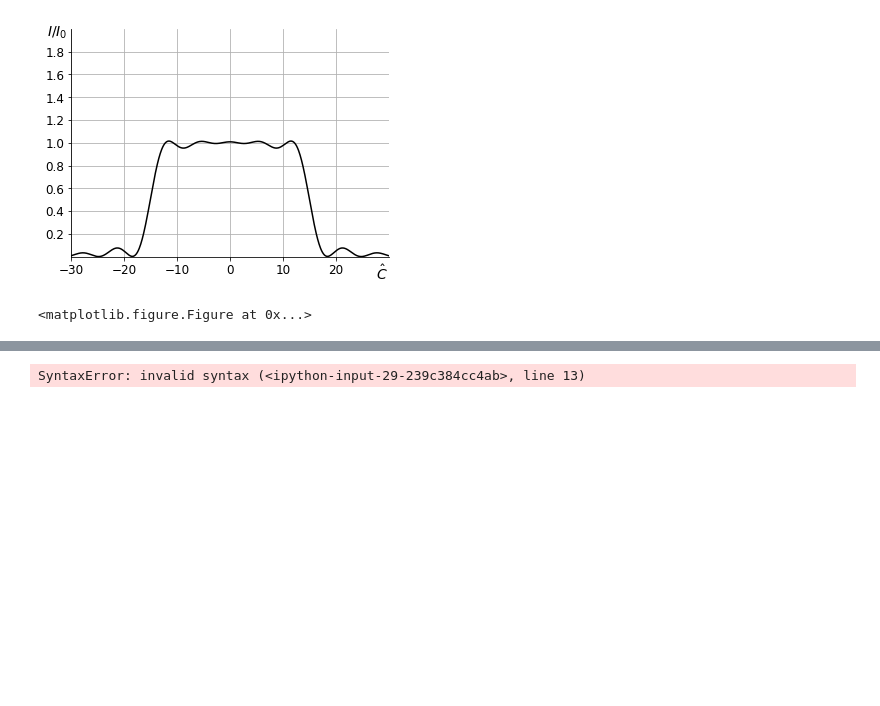
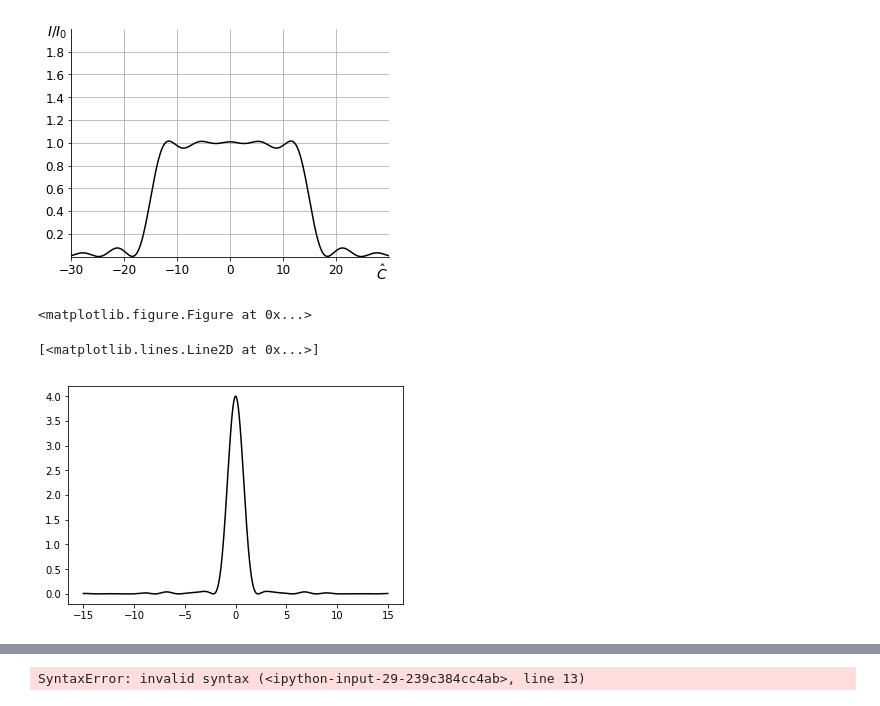
Before and after one commit to TrebAndrew/SKIF_XAS_beamline, a Jupyter notebook: SypPy_examp/Sectional_undulator.ipynb, the cells around one changed output, grey strips where cells are left out. Saved outputs shown, nothing was run; the diff lists cells and outputs as text; code cells hidden in the pictures; blank space fills up the shorter version.

```diff
--- a/SypPy_examp/Sectional_undulator.ipynb
+++ b/SypPy_examp/Sectional_undulator.ipynb
@@ -178,3 +178,30 @@ plt.show()
 [figure]
 [figure]
 <matplotlib.figure.Figure at 0x...>
+# %%
+from sympy import*
+from sympy import plot
+from scipy import integrate
+import numpy as np
+import matplotlib.pyplot as plt
+init_printing()
+
+alpha = 0.41
+K = 1
+gamma = 6000
+speed = 3e8
+#f = lambda x, C : np.exp( 1j*C*(x / (1 + K*alpha*x/(1 + K**2/2) + (alpha*x)**2/2)))
+#f = lambda x, C : np.exp( 1j * C * x * (1 + (K + alpha*x)**2/2) / (2*c*gamma))
+f = lambda x, C : np.exp( 1j * C * x * (1 + (K + alpha*x)**2/2) )
+#f = lambda x, C : np.cos(  C * x**2 ) + 1j*np.sin(  C * x**2 )
+C = np.linspace(-15, 15, 1000)
+Integ = []
+for c in C:
+    y, err = integrate.quad(f, -1, 1, args=(c,))
+    Integ.append(y)
+Integ = np.array(Integ)
+
+plt.plot(C, Integ**2, color='black', label=r'$\hat{\theta} = 16$')
+# %% [output]
+[<matplotlib.lines.Line2D at 0x...>]
+[figure, added]
```
Also changed, not shown: parts of 1 cell of this notebook, 29 other files.
